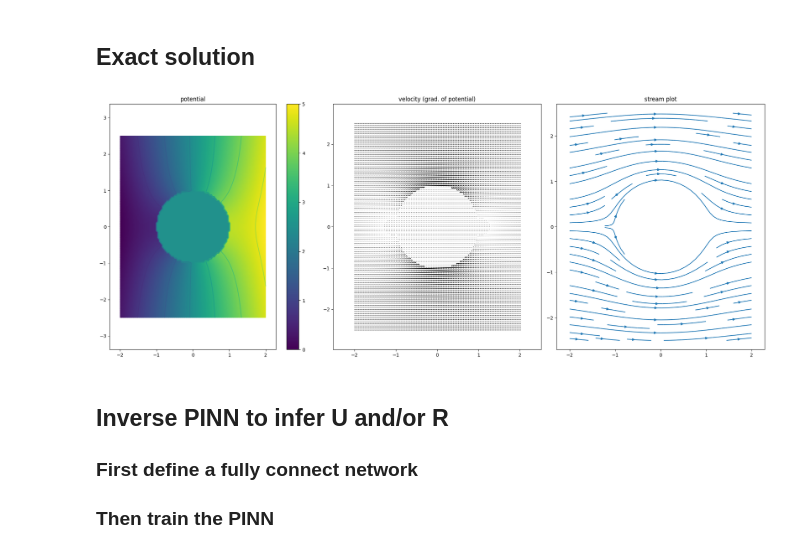
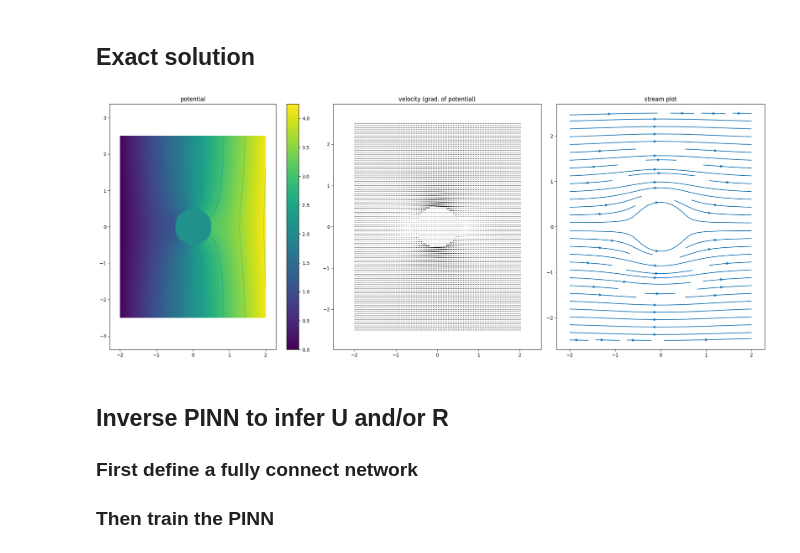
Before and after one commit to ahallback/DTU-PINN-project, a Jupyter notebook: 2D_Potential_Flow_Cylinder.ipynb, the cells around one changed output. Cells and saved outputs as stored; diff of their text form; code cells hidden in the pictures.

```diff
--- a/2D_Potential_Flow_Cylinder.ipynb
+++ b/2D_Potential_Flow_Cylinder.ipynb
@@ -67,35 +67,35 @@ def compute_gradient(grid, phi):
     dy = Y[1, 0] - Y[0, 0]
     v, u = np.gradient(phi, dx, dy)
     return u, v
 
 def make_plot(phi_mapped, grid, uv=None):
     """Plots a solution to the potential flow on the grid."""
     fig, (ax1, ax2, ax3) = plt.subplots(ncols=3, figsize=(20, 8))
     m = ax1.pcolormesh(grid[0], grid[1], phi_mapped, shading='Gouraud')
     ax1.contour(grid[0], grid[1], phi_mapped)
     plt.colorbar(m, ax=ax1)
     ax1.axis('equal')
     ax1.set_title("potential")
 
     if uv is not None:
         u, v = uv
     else:
         u, v = compute_gradient(grid, phi_mapped)
 
     ax2.quiver(grid[0], grid[1], u, v)
     ax2.set_title("velocity (grad. of potential)");
     ax2.axis('equal')
     ax3.streamplot(grid[0], grid[1], u, v)
     ax3.set_title('stream plot')
     ax3.axis('equal')
     plt.tight_layout()
 
 grid = make_grid(nx=100, ny=101)
-phi_exact, v_x_exact, v_y_exact = compute_analytical_solution(grid, U=1, R=1)
+phi_exact, v_x_exact, v_y_exact = compute_analytical_solution(grid, U=1, R=0.5)
 
 make_plot(phi_exact, grid, uv=(v_x_exact, v_y_exact))
 # %% [output]
-[figure, old version]
+[figure, new version]
 # %% [markdown]
 ## Inverse PINN to infer U and/or R
 
```
Also changed, not shown: parts of 1 cell of this notebook.
